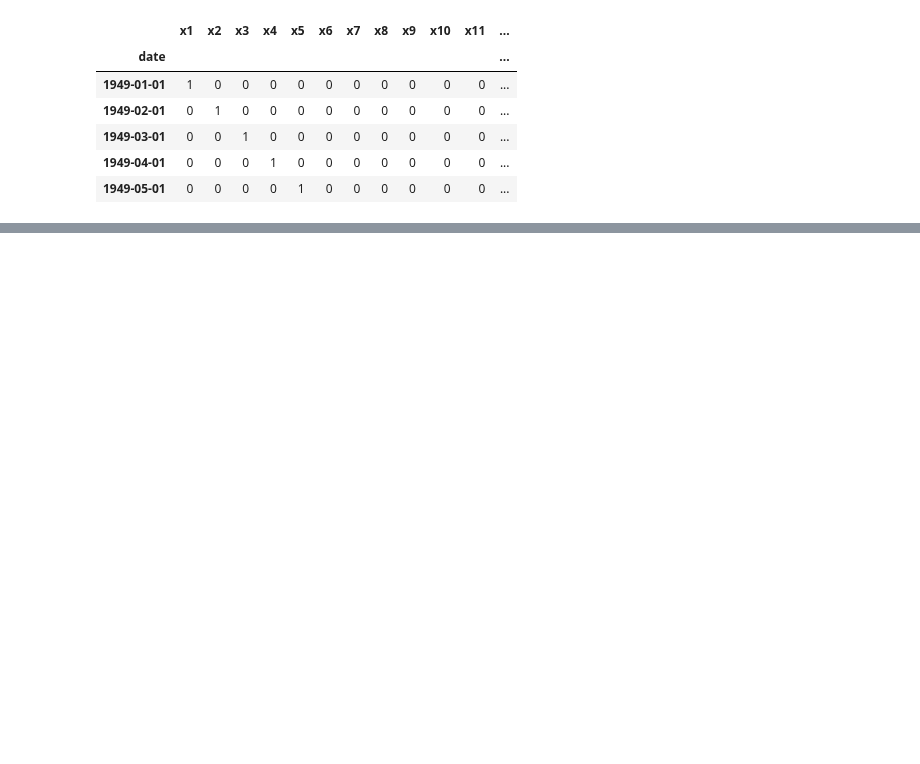
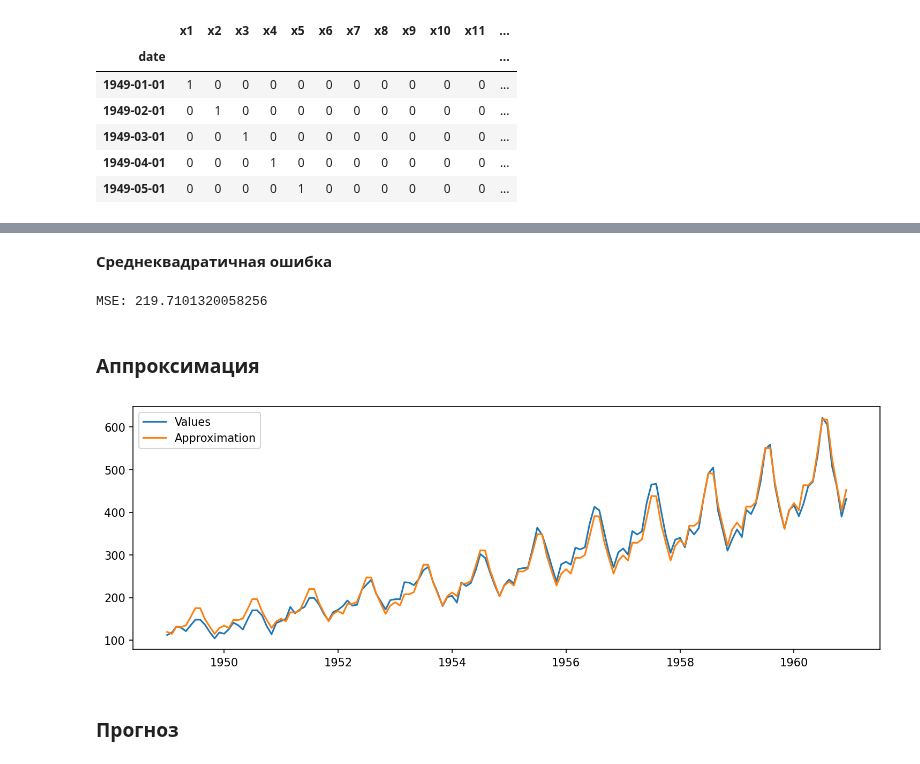
Before and after one commit to endygamedev/university, a Jupyter notebook: 3-course-6-semester/forecasting-methods/4. Exogenous factors/4.0 Exogenous factors.ipynb, the cells around one changed output, grey strips where cells are left out. Cells and saved outputs as stored; diff of their text form; code cells hidden in the pictures; blank space fills up the shorter version.

```diff
--- a/3-course-6-semester/forecasting-methods/4. Exogenous factors/4.0 Exogenous factors.ipynb
+++ b/3-course-6-semester/forecasting-methods/4. Exogenous factors/4.0 Exogenous factors.ipynb
@@ -202,0 +345,2 @@ plt.show()
+# %%
+df["t"] = [i for i in range(1, len(df)+1)]
@@ -202,0 +359,10 @@ plt.show()
+# %%
+def mse(data, var):
+    return np.mean((data["y"] - (var[0] * prod(var[i]**data[f"x{i}"] for i in range(1, 12)) * var[-1]**data["t"]))**2)
+# %%
+opfunc = lambda x: mse(df, x)
+
+optimization = minimize(opfunc, [1 for i in range(13)])
+
+print(optimization)
+var = optimization.x
@@ -202,0 +387,20 @@ plt.show()
+# %% [markdown]
+**Среднеквадратичная ошибка**
+# %%
+print(f"MSE: {optimization.fun}")
+# %% [output]
+MSE: 219.7101320058256
+# %% [markdown]
+### Аппроксимация
+# %%
+approx = var[0] * prod(var[i]**df[f"x{i}"] for i in range(1, 12)) * var[-1]**df["t"]
+# %%
+plt.figure(figsize=(12,4), dpi=150)
+plt.plot(df["y"], label="Values")
+plt.plot(approx, label="Approximation")
+plt.legend()
+plt.show()
+# %% [output]
+[figure, added]
+# %% [markdown]
+### Прогноз
```
Also changed, not shown: parts of 56 cells of this notebook.
